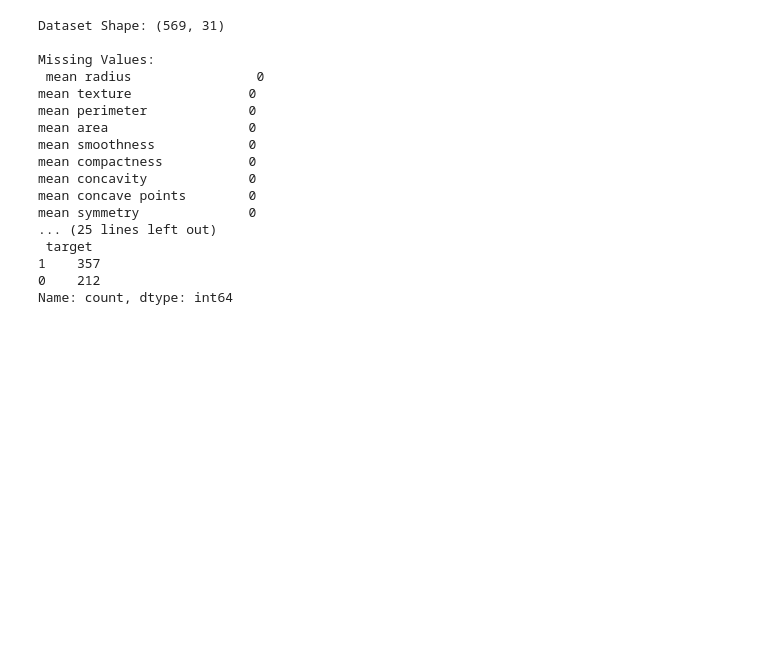
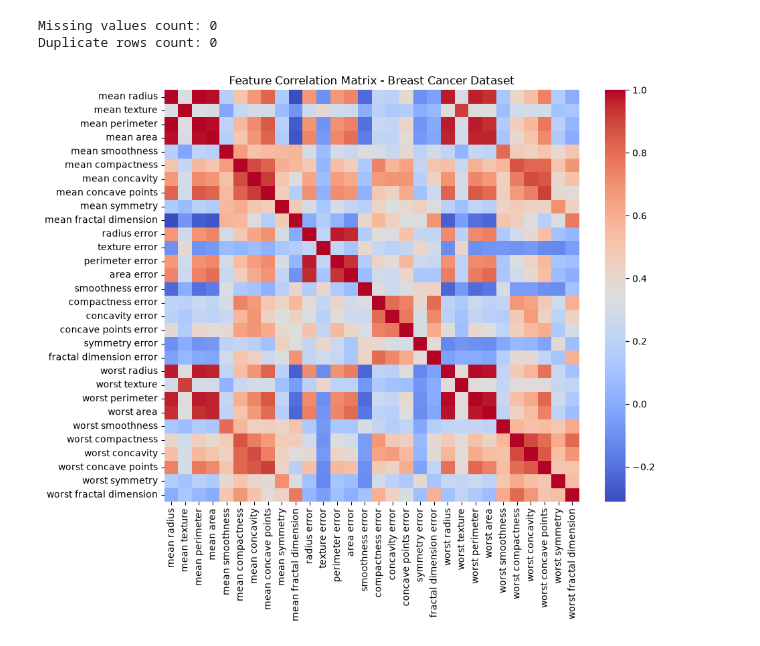
Before and after one commit to abalharbi99/DS471-Breast-Cancer-ML-Project, a Jupyter notebook: DS471_Breast_Cancer_Project.ipynb, the cells around one changed output. Cells and saved outputs as stored; diff of their text form; code cells hidden in the pictures; blank space fills up the shorter version.

```diff
--- a/DS471_Breast_Cancer_Project.ipynb
+++ b/DS471_Breast_Cancer_Project.ipynb
@@ -5,32 +0,0 @@
-# %%
-import matplotlib.pyplot as plt
-import numpy as np
-import pandas as pd
-import seaborn as sns
-from sklearn.datasets import load_breast_cancer
-
-# Load dataset from scikit-learn (matches UCI Breast Cancer Diagnostic dataset)
-data = load_breast_cancer(as_frame=True)
-df = data.frame
-
-print("Dataset Shape:", df.shape)
-print("\nMissing Values:\n", df.isnull().sum())
-print("\nClass Distribution:\n", df['target'].value_counts())  # 0 = Malignant, 1 = Benign
-# %% [output]
-Dataset Shape: (569, 31)
-
-Missing Values:
- mean radius                0
-mean texture               0
-mean perimeter             0
-mean area                  0
-mean smoothness            0
-mean compactness           0
-mean concavity             0
-mean concave points        0
-mean symmetry              0
-... (25 lines left out)
- target
-1    357
-0    212
-Name: count, dtype: int64
@@ -40,0 +8,34 @@ Name: count, dtype: int64
+# %%
+import pandas as pd
+import numpy as np
+import matplotlib.pyplot as plt
+import seaborn as sns
+from sklearn.datasets import load_breast_cancer
+from sklearn.preprocessing import StandardScaler
+
+# 1. Load Dataset
+data = load_breast_cancer()
+df = pd.DataFrame(data.data, columns=data.feature_names)
+df['target'] = data.target
+
+# 2. Check Data Hygiene & Missing Values
+print("Missing values count:", df.isnull().sum().sum())
+print("Duplicate rows count:", df.duplicated().sum())
+
+# 3. Feature Preprocessing & Z-score Scaling
+X = data.data
+y = data.target
+
+scaler = StandardScaler()
+X_scaled = scaler.fit_transform(X)
+
+# 4. Exploratory Data Analysis (EDA) Correlation Heatmap
+plt.figure(figsize=(10, 8))
+corr_matrix = pd.DataFrame(X_scaled, columns=data.feature_names).corr()
+sns.heatmap(corr_matrix, cmap='coolwarm', annot=False)
+plt.title("Feature Correlation Matrix - Breast Cancer Dataset")
+plt.show()
+# %% [output]
+Missing values count: 0
+Duplicate rows count: 0
+[figure, added]
```
Also changed, not shown: parts of 16 cells of this notebook.
